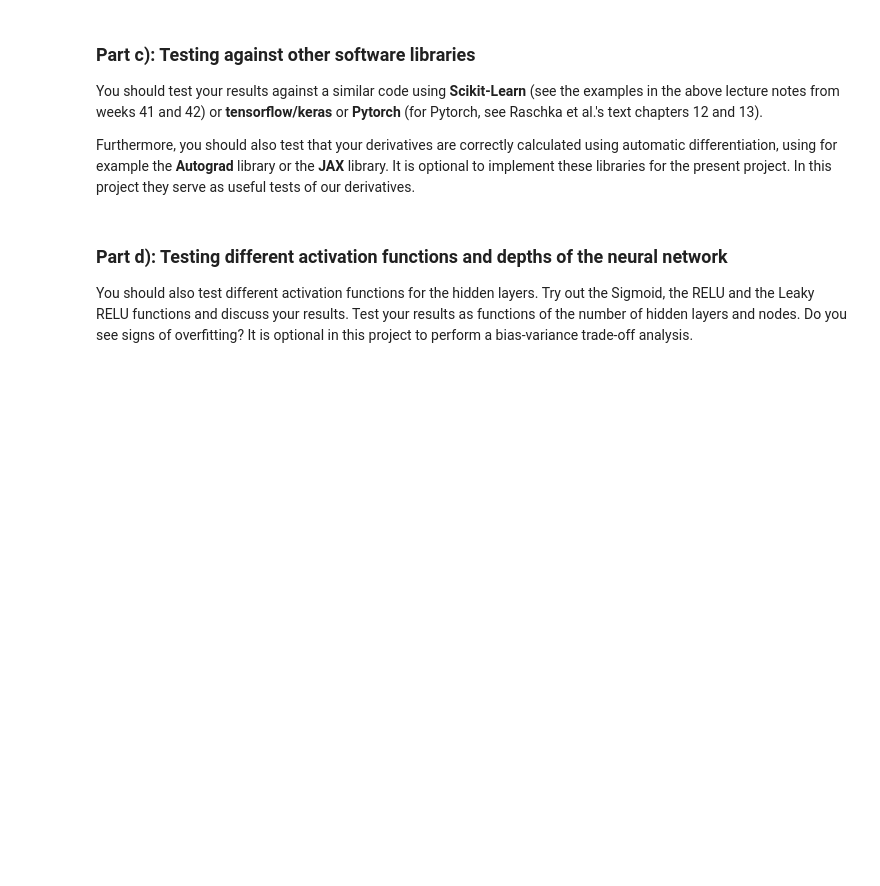
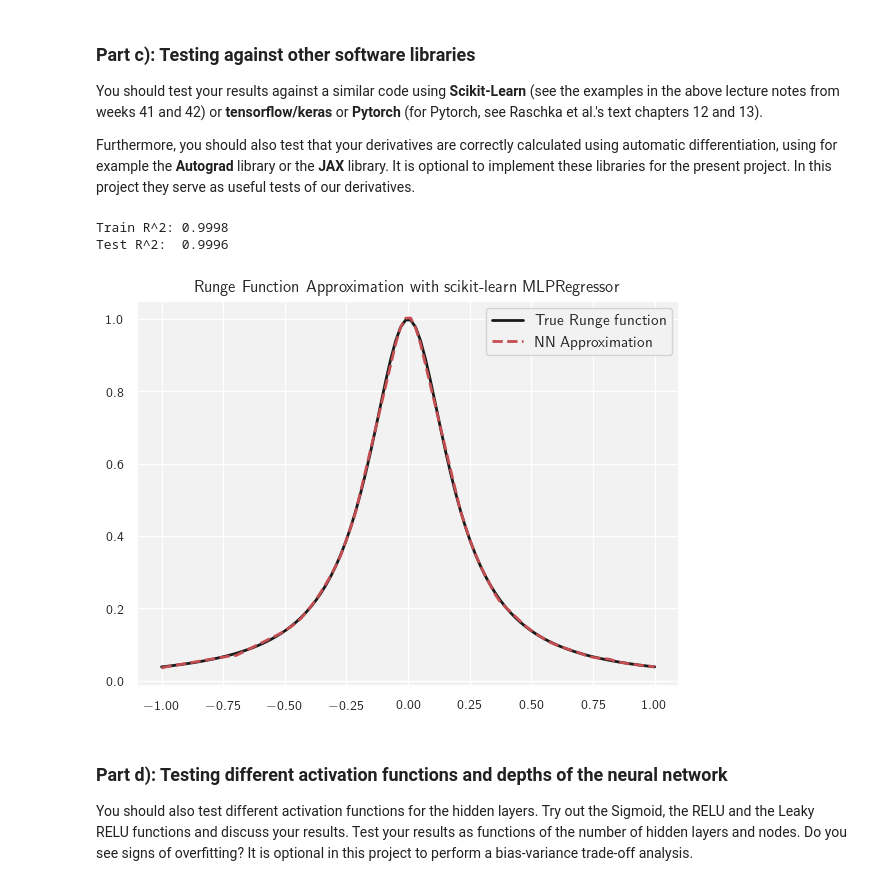
Before and after one commit to p-perrone/UiO_MachineLearning, a Jupyter notebook: ml_project2/notebooks/project2.ipynb, the cells around one changed output. Cells and saved outputs as stored; diff of their text form; code cells hidden in the pictures; blank space fills up the shorter version.

```diff
--- a/ml_project2/notebooks/project2.ipynb
+++ b/ml_project2/notebooks/project2.ipynb
@@ -588,6 +829,61 @@ calculated using automatic differentiation, using for example the
 **Autograd** library or the **JAX** library. It is optional to implement
 these libraries for the present project. In this project they serve as
 useful tests of our derivatives.
+# %%
+import numpy as np
+from sklearn.model_selection import train_test_split
+from sklearn.preprocessing import StandardScaler
+from sklearn.neural_network import MLPRegressor
+import matplotlib.pyplot as plt
+
+# --- Create data ---
+x = np.linspace(-1, 1, 100).reshape(-1, 1)
+y = Runge(x).ravel()  # flatten for scikit-learn
+
+# --- Split data ---
+x_train, x_test, y_train, y_test = train_test_split(
+    x, y, test_size=0.2, random_state=42
+)
+
+# --- Standardize inputs ---
+scaler = StandardScaler()
+x_train = scaler.fit_transform(x_train)
+x_test = scaler.transform(x_test)
+x_scaled = scaler.transform(x)
+
+# --- Define the neural network ---
+mlp = MLPRegressor(
+    hidden_layer_sizes=(30, 6, 100),
+    activation='relu',
+    solver='adam',
+    learning_rate_init=1e-4,
+    max_iter=5000,
+    random_state=42,
+    tol=1e-8,
+    verbose=False
+)
+
+# --- Train once ---
+mlp.fit(x_train, y_train)
+
+# --- Evaluate once ---
+print(f"Train R^2: {mlp.score(x_train, y_train):.4f}")
+print(f"Test R^2:  {mlp.score(x_test, y_test):.4f}")
+
+# --- Predict and plot once ---
+y_pred = mlp.predict(x_scaled)
+
+plt.figure(figsize=(7, 5))
+plt.plot(x, y, 'k-', label="True Runge function", lw=2)
+plt.plot(x, y_pred, 'r--', label="NN Approximation", lw=2)
+plt.title("Runge Function Approximation with scikit-learn MLPRegressor")
+plt.legend()
+plt.grid(True)
+plt.show()
+# %% [output]
+Train R^2: 0.9998
+Test R^2:  0.9996
+[figure, added]
 # %% [markdown]
 ### Part d): Testing different activation functions and depths of the neural network
 
```
Also changed, not shown: parts of 15 cells of this notebook.
